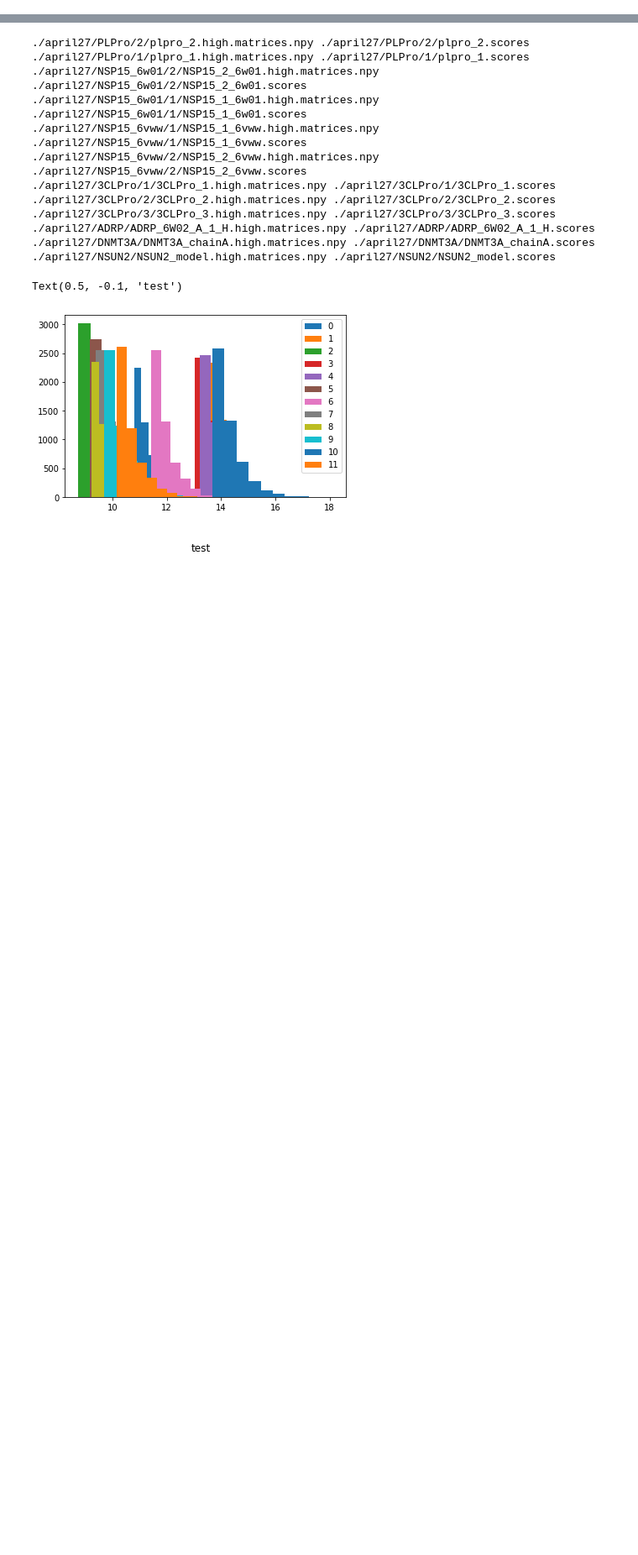
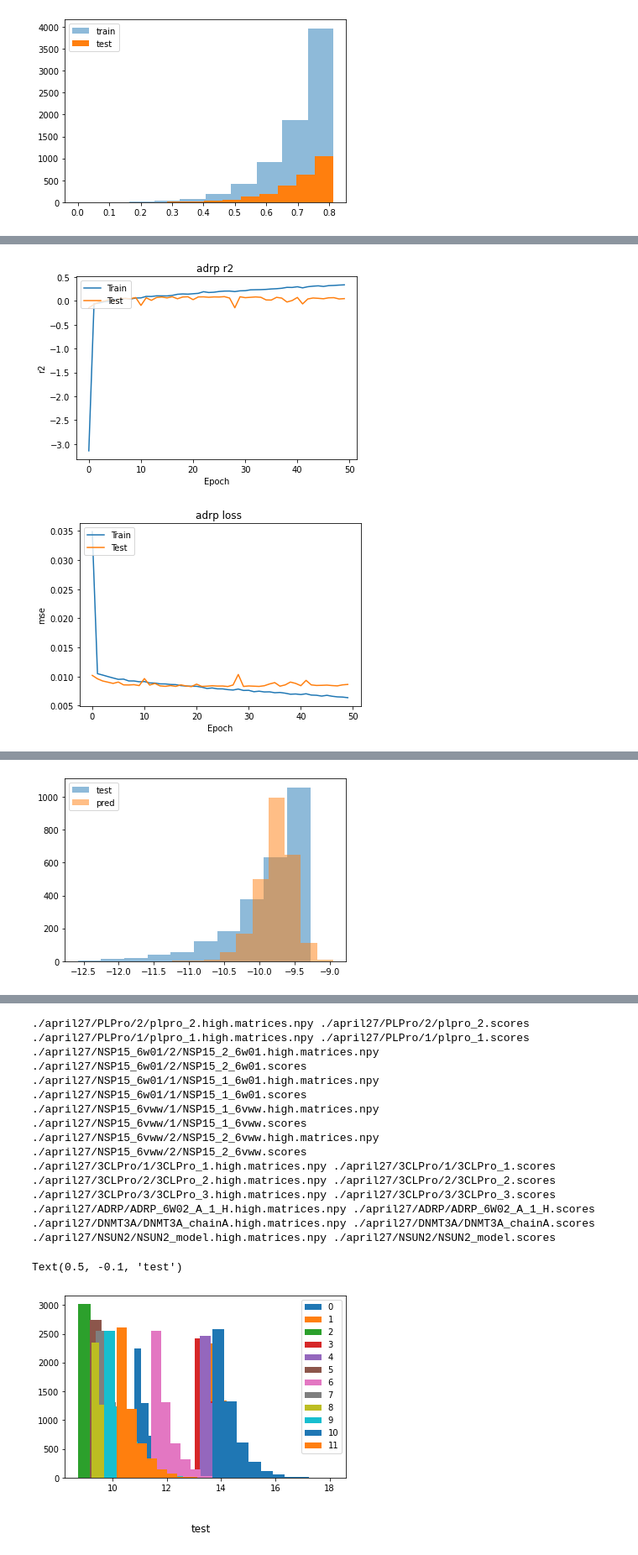
Before and after one commit to shahashka/ml-fragment, a Jupyter notebook: run_notebook.ipynb, the cells around one changed output, grey strips where cells are left out. Shown at 84% size. Cells and saved outputs as stored; diff of their text form; code cells hidden in the pictures; blank space fills up the shorter version.

```diff
--- a/run_notebook.ipynb
+++ b/run_notebook.ipynb
@@ -367,0 +373,6 @@ df_adrp = pd.read_csv("rescore_top10k.csv")
+# %%
+#df_adrp = pd.read_csv("rescore_top10k.csv")
+df_adrp = pd.read_csv("april27/ADRP/adrp_adpr_A_cat_sorted.csv").iloc[0:50000]
+docks = df_adrp["Chemgauss4"].values
+scaler = MinMaxScaler()
+docks = scaler.fit_transform(docks.reshape(-1,1))
@@ -367,0 +385,71 @@ df_adrp = pd.read_csv("rescore_top10k.csv")
+# %%
+X_train, X_test, y_train, y_test = train_test_split(images_adrp[0:10000], docks[0:10000], test_size=0.25,
+                                                         shuffle=True)
+
+# plot train/test split
+plt.hist(y_train, alpha=0.5, label='train')
+plt.hist(y_test,alpha=1, label='test')
+plt.legend()
+plt.show()
+
+# model stuff
+dr = 0.1
+model = Sequential()
+model.add(Conv2D(3, kernel_size=(2, 2),
+                 activation='relu',
+                 input_shape=(64,64,2)))
+model.add(Conv2D(32, (3, 3), activation='relu'))
+model.add(Conv2D(32, (3, 3), activation='relu'))
+model.add(MaxPooling2D(pool_size=(2,2)))
+model.add(Dropout(dr))
+model.add(Flatten())
+#     model.add(Dense(128, activation='relu'))
+#     model.add(Dense(64, activation='relu'))
+model.add(Dropout(dr))
+model.add(Dense(64, activation='relu'))
+# model.add(Dropout(dr))
+model.add(Dense(1))
+
+model.compile(loss=tf.keras.losses.mean_squared_error,
+              optimizer=tf.keras.optimizers.Adam(lr=5e-5),
+              metrics=['mean_squared_error', r2_keras])
+print(model.summary())
+history = model.fit(X_train, y_train,
+          batch_size=64,
+          epochs=50,
+          verbose=1,
+          validation_data=(X_test, y_test))
+
+# Plot training & validation loss values
+plt.plot(history.history['r2_keras'])
+plt.plot(history.history['val_r2_keras'])
+plt.title('adrp r2 ')
+plt.ylabel('r2')
+plt.xlabel('Epoch')
+plt.legend(['Train', 'Test'], loc='upper left')
+plt.show()
+
+plt.plot(history.history['loss'])
+plt.plot(history.history['val_loss'])
+plt.title('adrp loss ')
+plt.ylabel('mse')
+
+plt.xlabel('Epoch')
+plt.legend(['Train', 'Test'], loc='upper left')
+plt.show()
+
+y_pred = model.predict(X_test)
+y_pred_inv = scaler.inverse_transform(y_pred)
+y_test_inv = scaler.inverse_transform(y_test.reshape(-1,1))
+
+print("r2", r2_score(y_test_inv, y_pred_inv))
+print("pearson", pearsonr(y_test_inv.flatten(),y_pred_inv.flatten()))
+print("spearman", spearmanr(y_test_inv.flatten(),y_pred_inv.flatten()))
+print("MSE actual", mean_squared_error(y_test_inv, y_pred_inv))
+
+plt.hist(y_test_inv, alpha=0.5, label="test")
+plt.hist(y_pred_inv,alpha=0.5, label="pred")
+plt.legend()
+plt.show()
+# %% [output]
+[figure, added]
@@ -367,0 +473,2 @@ df_adrp = pd.read_csv("rescore_top10k.csv")
+[figure, added]
+[figure, added]
@@ -367,0 +479 @@ df_adrp = pd.read_csv("rescore_top10k.csv")
+[figure, added]
```
Also changed, not shown: parts of 13 cells of this notebook.
